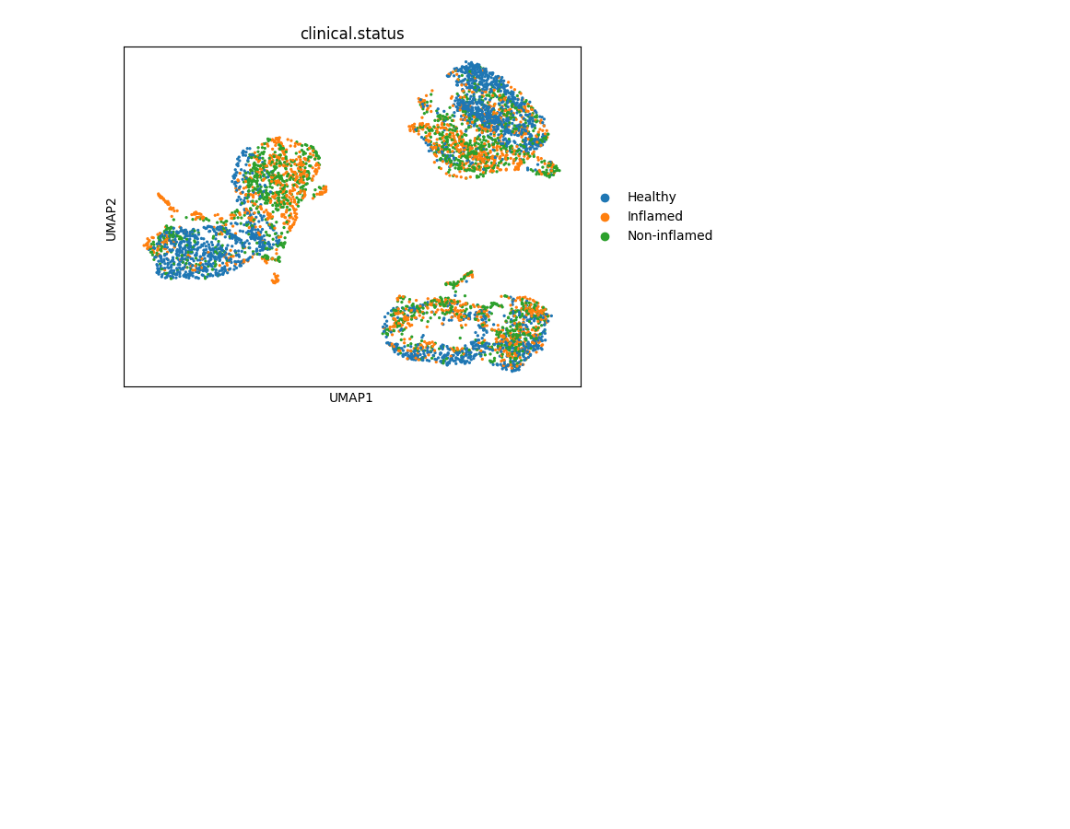
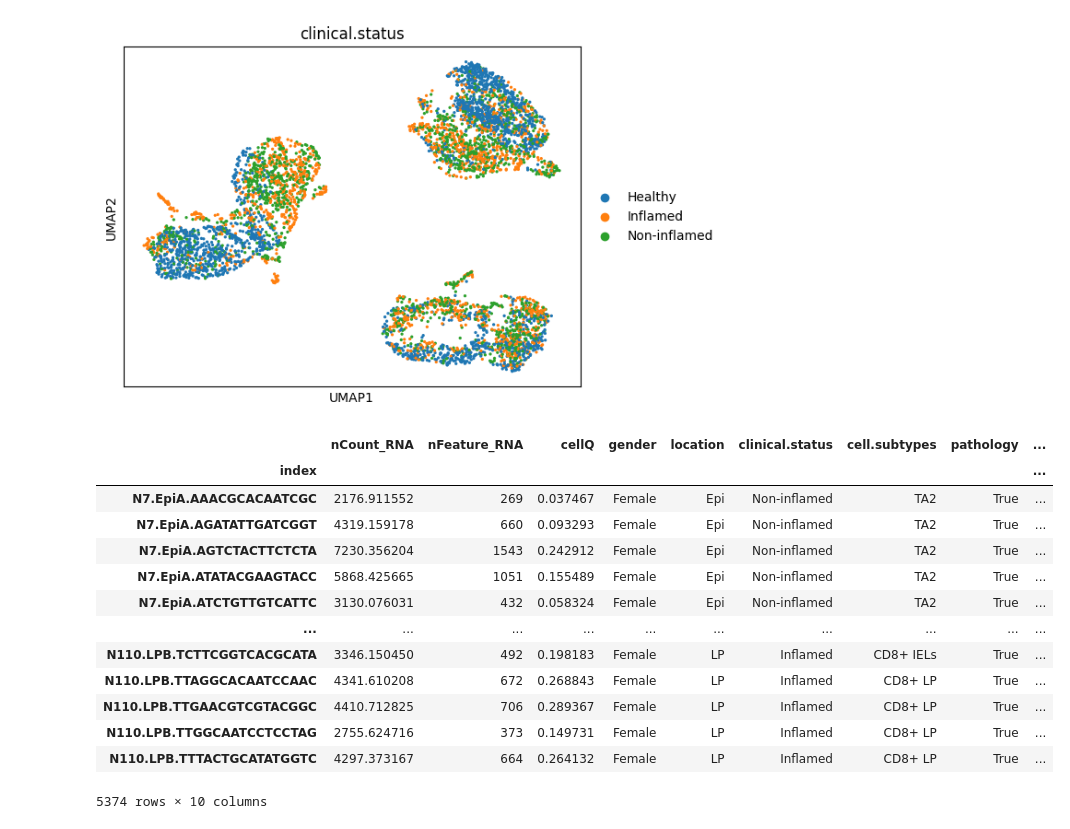
Before and after one commit to scverse/pertpy-tutorials, a Jupyter notebook: dialogue.ipynb, the cells around one changed output. Drawn from its saved outputs; the diff is of its cells as text; code cells hidden in the pictures; blank space fills up the shorter version.

```diff
--- a/dialogue.ipynb
+++ b/dialogue.ipynb
@@ -26,4 +26,21 @@ sc.pl.umap(
 )
 # %% [output]
 [figure]
+# %%
+adata.obs
+# %% [output]
+|  | nCount_RNA | nFeature_RNA | cellQ | gender | location | clinical.status | cell.subtypes | pathology | ... |
+| index |  |  |  |  |  |  |  |  | ... |
+| N7.EpiA.AAACGCACAATCGC | 2176.911552 | 269 | 0.037467 | Female | Epi | Non-inflamed | TA2 | True | ... |
+| N7.EpiA.AGATATTGATCGGT | 4319.159178 | 660 | 0.093293 | Female | Epi | Non-inflamed | TA2 | True | ... |
+| N7.EpiA.AGTCTACTTCTCTA | 7230.356204 | 1543 | 0.242912 | Female | Epi | Non-inflamed | TA2 | True | ... |
+| N7.EpiA.ATATACGAAGTACC | 5868.425665 | 1051 | 0.155489 | Female | Epi | Non-inflamed | TA2 | True | ... |
+| N7.EpiA.ATCTGTTGTCATTC | 3130.076031 | 432 | 0.058324 | Female | Epi | Non-inflamed | TA2 | True | ... |
+| ... | ... | ... | ... | ... | ... | ... | ... | ... | ... |
+| N110.LPB.TCTTCGGTCACGCATA | 3346.150450 | 492 | 0.198183 | Female | LP | Inflamed | CD8+ IELs | True | ... |
+| N110.LPB.TTAGGCACAATCCAAC | 4341.610208 | 672 | 0.268843 | Female | LP | Inflamed | CD8+ LP | True | ... |
+| N110.LPB.TTGAACGTCGTACGGC | 4410.712825 | 706 | 0.289367 | Female | LP | Inflamed | CD8+ LP | True | ... |
+| N110.LPB.TTGGCAATCCTCCTAG | 2755.624716 | 373 | 0.149731 | Female | LP | Inflamed | CD8+ LP | True | ... |
+| N110.LPB.TTTACTGCATATGGTC | 4297.373167 | 664 | 0.264132 | Female | LP | Inflamed | CD8+ LP | True | ... |
+5374 rows × 10 columns
 # %%
```
Also changed, not shown: parts of 5 cells of this notebook.
